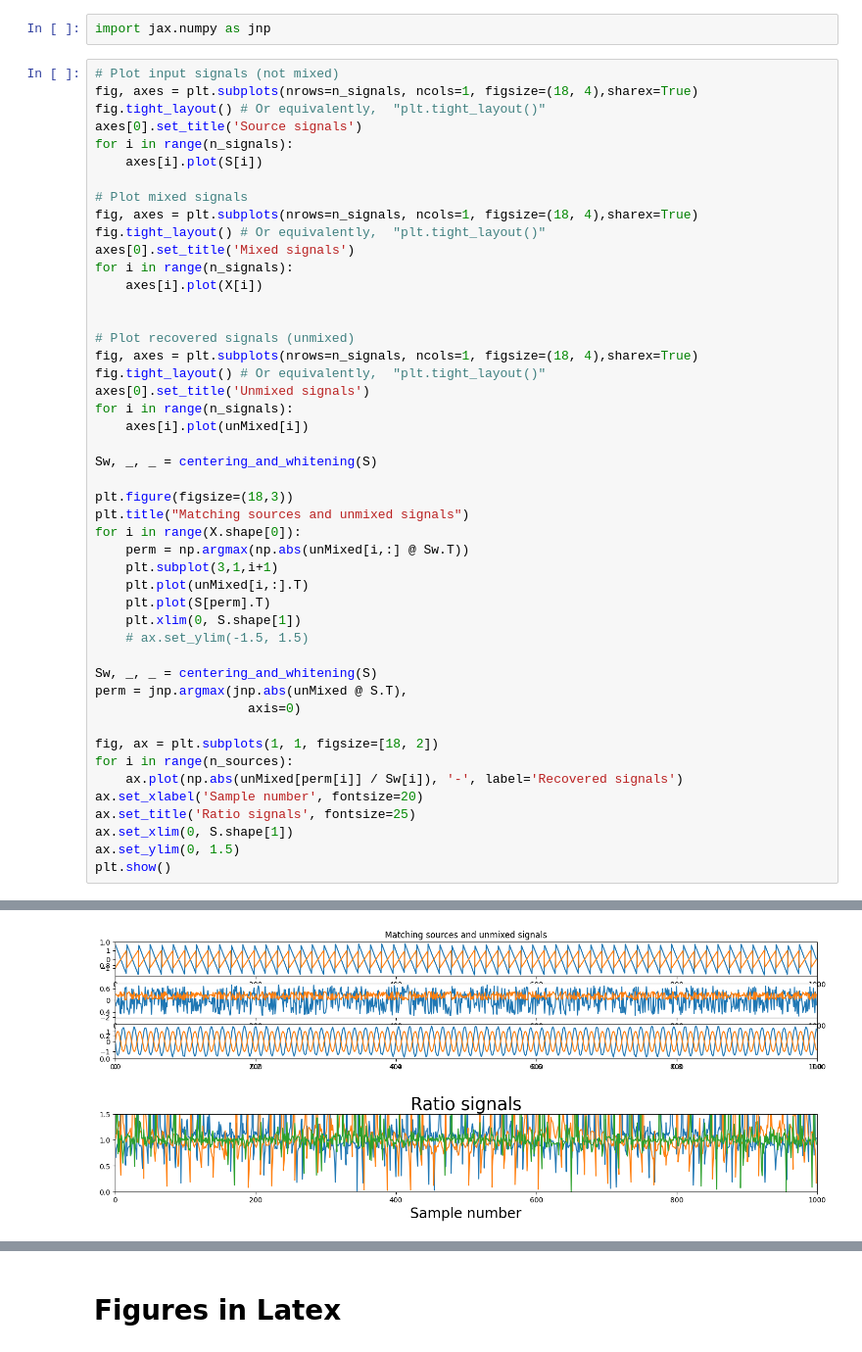
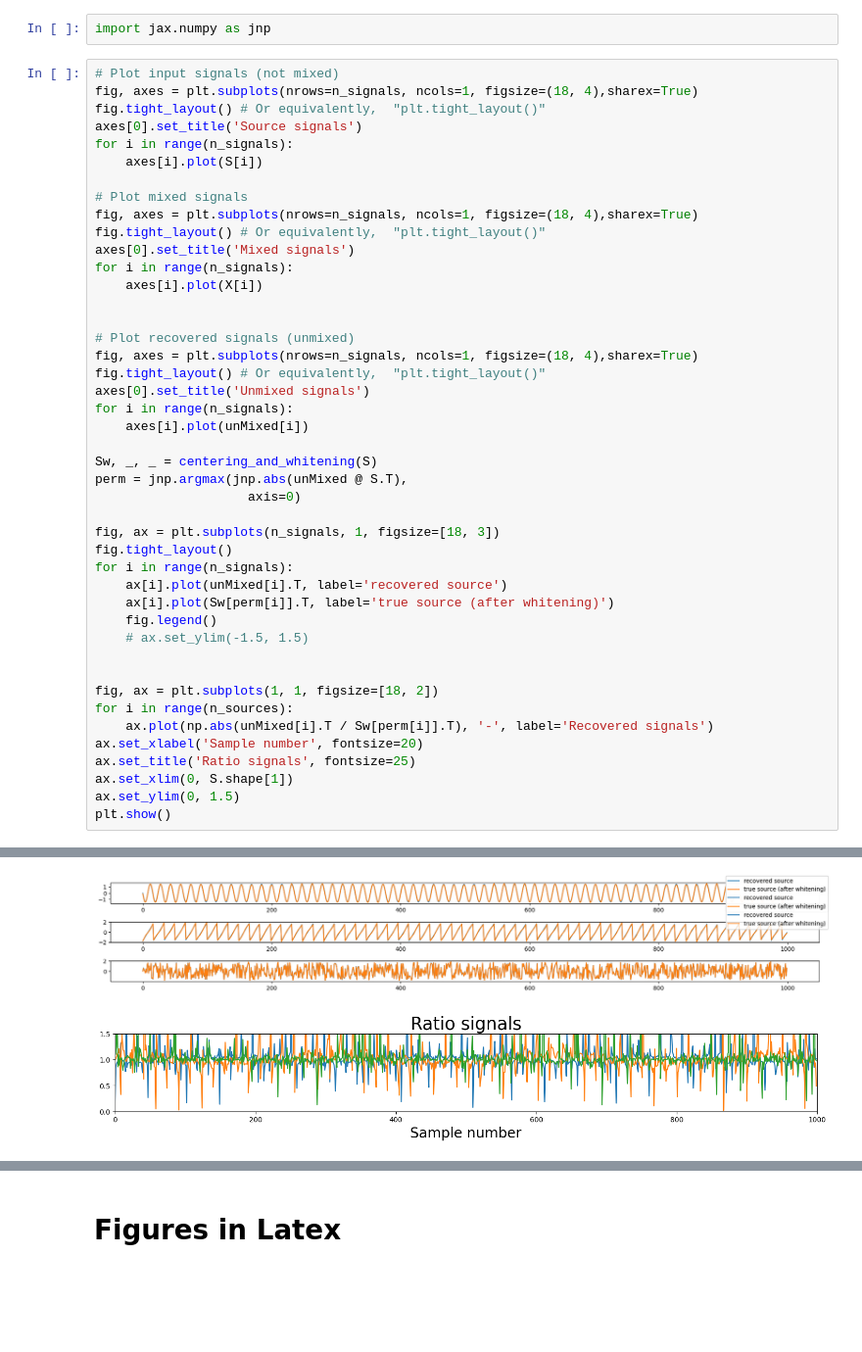
Before and after one commit to ylefay/independent_component_analysis, a Jupyter notebook: experiments/exp0_synthetic-signals/toy_sources.ipynb, the cells around one changed output, grey strips where cells are left out. Shown at 98% size. Drawn from its saved outputs; the diff is of its cells as text; blank space fills up the shorter version.

```diff
--- a/experiments/exp0_synthetic-signals/toy_sources.ipynb
+++ b/experiments/exp0_synthetic-signals/toy_sources.ipynb
@@ -119,24 +146,21 @@ for i in range(n_signals):
     axes[i].plot(unMixed[i])
 
 Sw, _, _ = centering_and_whitening(S)
-
-plt.figure(figsize=(18,3))
-plt.title("Matching sources and unmixed signals")
-for i in range(X.shape[0]):
-    perm = np.argmax(np.abs(unMixed[i,:] @ Sw.T))
-    plt.subplot(3,1,i+1)
-    plt.plot(unMixed[i,:].T)
-    plt.plot(S[perm].T)
-    plt.xlim(0, S.shape[1])
-    # ax.set_ylim(-1.5, 1.5)
-
-Sw, _, _ = centering_and_whitening(S)
 perm = jnp.argmax(jnp.abs(unMixed @ S.T),
                     axis=0)
 
+fig, ax = plt.subplots(n_signals, 1, figsize=[18, 3])
+fig.tight_layout()
+for i in range(n_signals):
+    ax[i].plot(unMixed[i].T, label='recovered source')
+    ax[i].plot(Sw[perm[i]].T, label='true source (after whitening)')
+    fig.legend()
+    # ax.set_ylim(-1.5, 1.5)
+
+
 fig, ax = plt.subplots(1, 1, figsize=[18, 2])
 for i in range(n_sources):
-    ax.plot(np.abs(unMixed[perm[i]] / Sw[i]), '-', label='Recovered signals')
+    ax.plot(np.abs(unMixed[i].T / Sw[perm[i]].T), '-', label='Recovered signals')
 ax.set_xlabel('Sample number', fontsize=20)
 ax.set_title('Ratio signals', fontsize=25)
 ax.set_xlim(0, S.shape[1])
@@ -149,2 +173,2 @@ plt.show()
-[figure, old version]
+[figure, new version]
-[figure, old version]
+[figure, new version]
```
Also changed, not shown: parts of 7 cells of this notebook, 15 other files.
